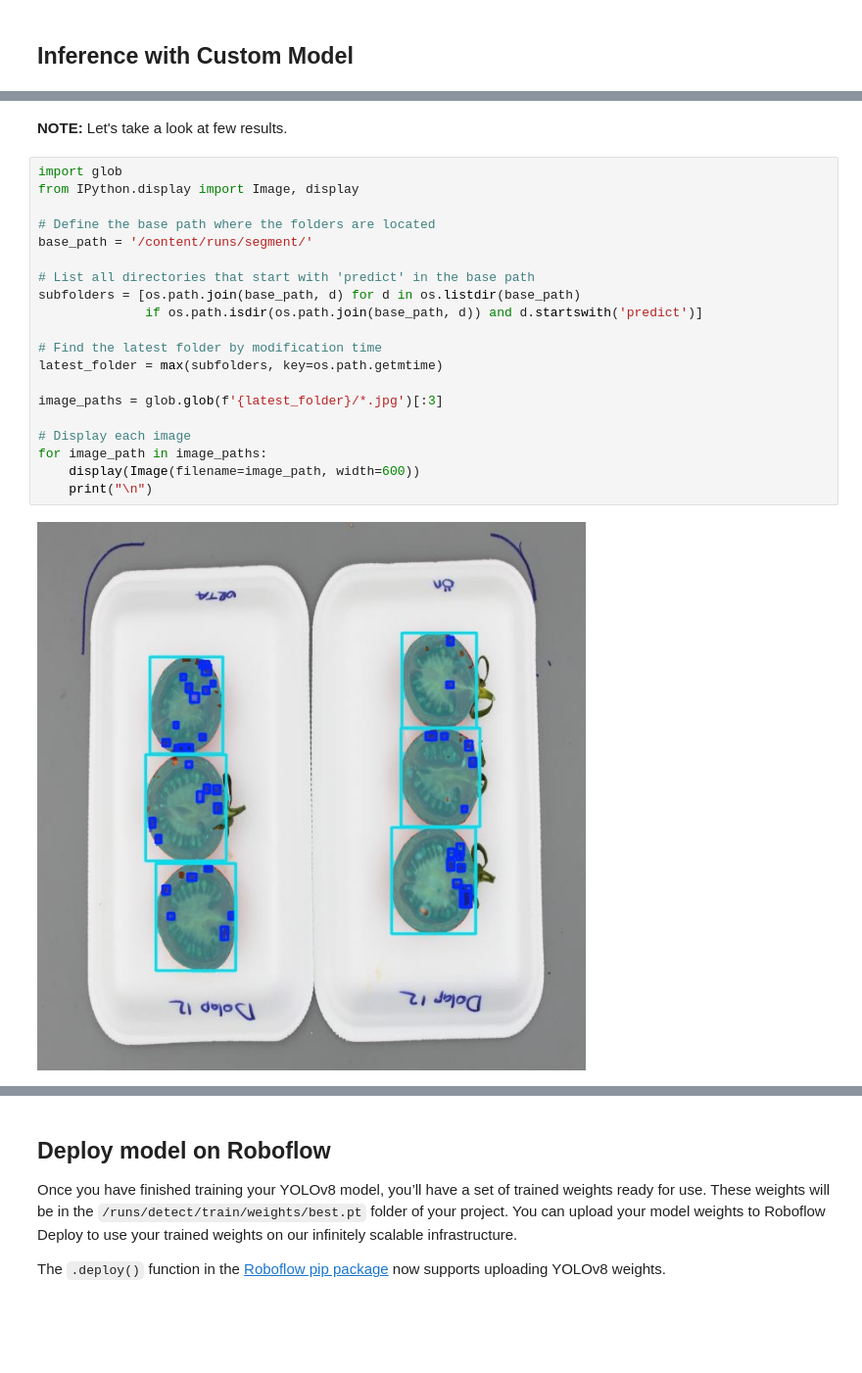
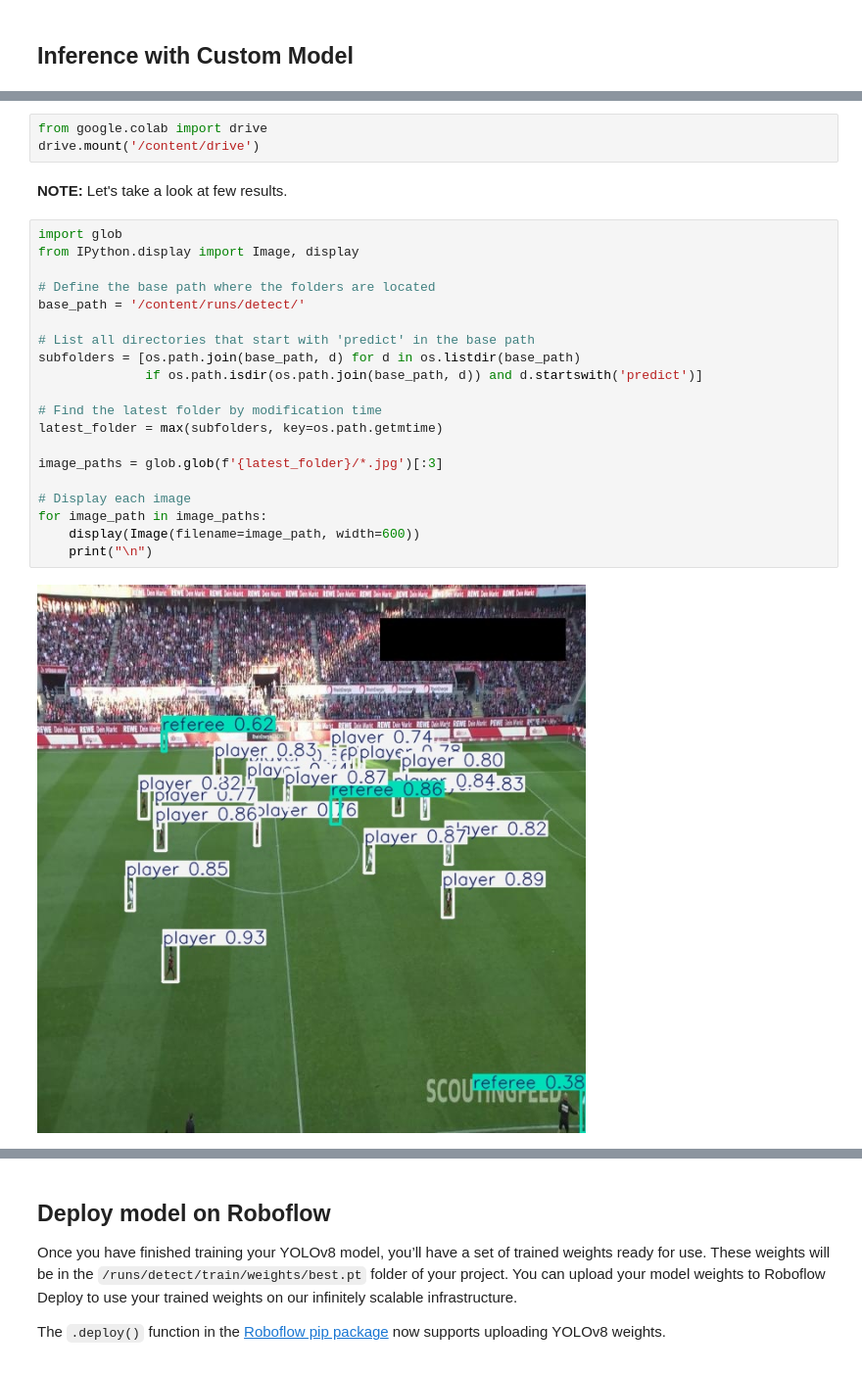
Before and after one commit to aliavci64/ProjectRepo, a Jupyter notebook: notebooks/train-yolov8-object-detection-on-custom-dataset.ipynb, the cells around one changed output, grey strips where cells are left out. Shown at 98% size. Cells and saved outputs as stored; diff of their text form; blank space fills up the shorter version.

Commit message:
Colab kullanılarak oluşturuldu

```diff
--- a/notebooks/train-yolov8-object-detection-on-custom-dataset.ipynb
+++ b/notebooks/train-yolov8-object-detection-on-custom-dataset.ipynb
@@ -328,25 +365,28 @@ Results saved to runs/segment/predict4
 💡 Learn more at https://docs.ultralytics.com/modes/predict
+# %%
+from google.colab import drive
+drive.mount('/content/drive')
 # %% [markdown]
 **NOTE:** Let's take a look at few results.
 # %%
 import glob
 from IPython.display import Image, display
 
 # Define the base path where the folders are located
-base_path = '/content/runs/segment/'
+base_path = '/content/runs/detect/'
 
 # List all directories that start with 'predict' in the base path
 subfolders = [os.path.join(base_path, d) for d in os.listdir(base_path)
               if os.path.isdir(os.path.join(base_path, d)) and d.startswith('predict')]
 
 # Find the latest folder by modification time
 latest_folder = max(subfolders, key=os.path.getmtime)
 
 image_paths = glob.glob(f'{latest_folder}/*.jpg')[:3]
 
 # Display each image
 for image_path in image_paths:
     display(Image(filename=image_path, width=600))
     print("\n")
 # %% [output]
-[figure, old version]
+[figure, new version]
```
Also changed, not shown: parts of 13 cells of this notebook.
